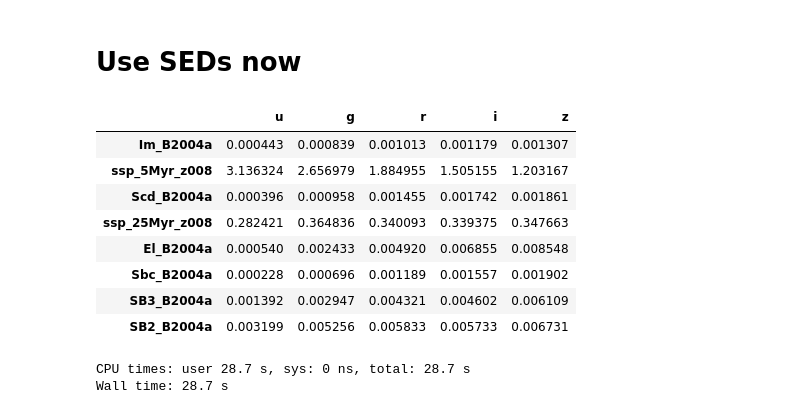
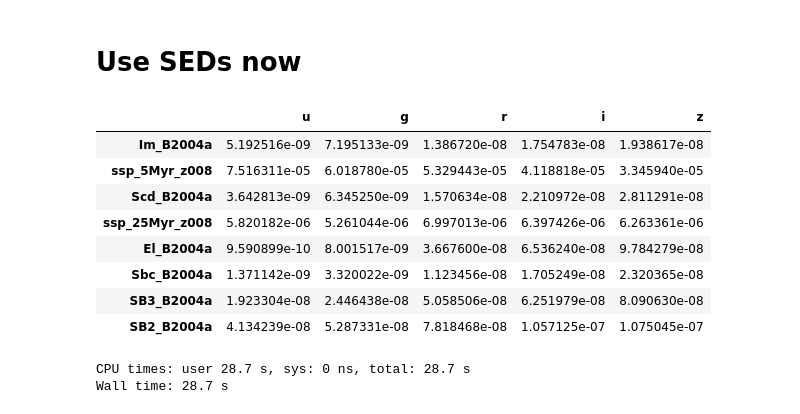
Before and after one commit to Harry45/BHM-nz, a Jupyter notebook: reference/BL-2016/understanding.ipynb, the cells around one changed output. Drawn from its saved outputs; the diff is of its cells as text; code cells hidden in the pictures.

```diff
--- a/reference/BL-2016/understanding.ipynb
+++ b/reference/BL-2016/understanding.ipynb
@@ -929,17 +929,17 @@ def get_flux(
 seds = get_seds('seds')
 filters, filterwave, filterwaverange = get_filters('filters')
 # %%
-get_flux(filters, filterwave, filterwaverange, seds, 0.002)
+get_flux(filters, filterwave, filterwaverange, seds, 0.4)
 # %% [output]
 |  | u | g | r | i | z |
-| Im_B2004a | 0.000443 | 0.000839 | 0.001013 | 0.001179 | 0.001307 |
-| ssp_5Myr_z008 | 3.136324 | 2.656979 | 1.884955 | 1.505155 | 1.203167 |
-| Scd_B2004a | 0.000396 | 0.000958 | 0.001455 | 0.001742 | 0.001861 |
-| ssp_25Myr_z008 | 0.282421 | 0.364836 | 0.340093 | 0.339375 | 0.347663 |
-| El_B2004a | 0.000540 | 0.002433 | 0.004920 | 0.006855 | 0.008548 |
-| Sbc_B2004a | 0.000228 | 0.000696 | 0.001189 | 0.001557 | 0.001902 |
-| SB3_B2004a | 0.001392 | 0.002947 | 0.004321 | 0.004602 | 0.006109 |
-| SB2_B2004a | 0.003199 | 0.005256 | 0.005833 | 0.005733 | 0.006731 |
+| Im_B2004a | 5.192516e-09 | 7.195133e-09 | 1.386720e-08 | 1.754783e-08 | 1.938617e-08 |
+| ssp_5Myr_z008 | 7.516311e-05 | 6.018780e-05 | 5.329443e-05 | 4.118818e-05 | 3.345940e-05 |
+| Scd_B2004a | 3.642813e-09 | 6.345250e-09 | 1.570634e-08 | 2.210972e-08 | 2.811291e-08 |
+| ssp_25Myr_z008 | 5.820182e-06 | 5.261044e-06 | 6.997013e-06 | 6.397426e-06 | 6.263361e-06 |
+| El_B2004a | 9.590899e-10 | 8.001517e-09 | 3.667600e-08 | 6.536240e-08 | 9.784279e-08 |
+| Sbc_B2004a | 1.371142e-09 | 3.320022e-09 | 1.123456e-08 | 1.705249e-08 | 2.320365e-08 |
+| SB3_B2004a | 1.923304e-08 | 2.446438e-08 | 5.058506e-08 | 6.251979e-08 | 8.090630e-08 |
+| SB2_B2004a | 4.134239e-08 | 5.287331e-08 | 7.818468e-08 | 1.057125e-07 | 1.075045e-07 |
 # %%
 %%time
 fluxgrid = list()
```
Also changed, not shown: parts of 6 cells of this notebook, 19 other files.
